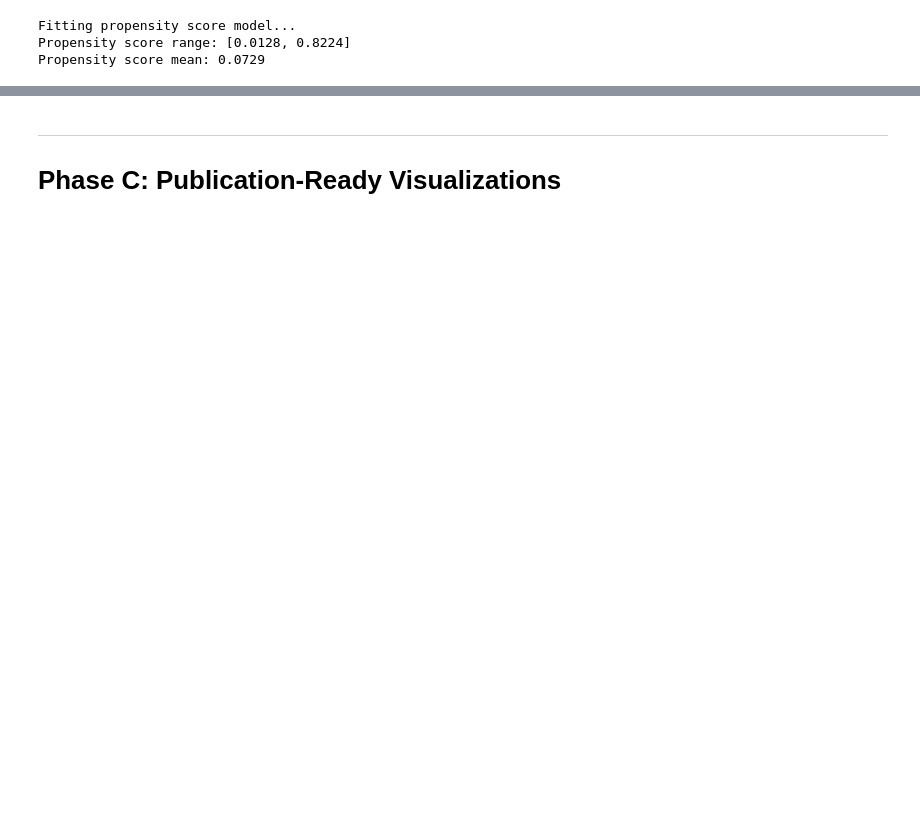
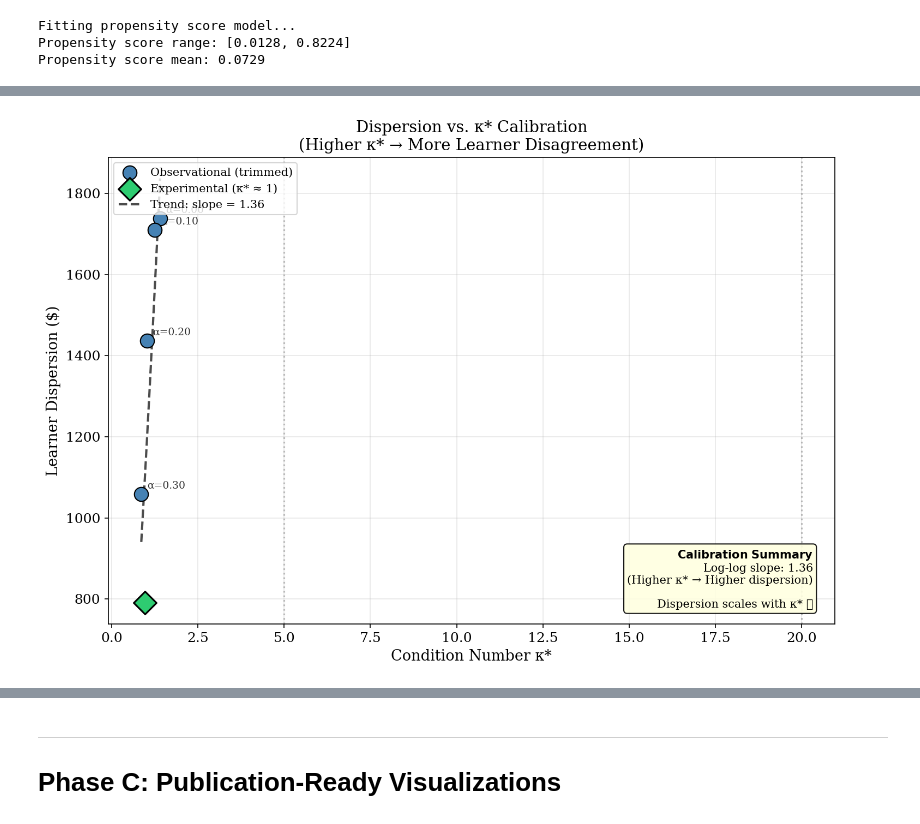
Before and after one commit to gsaco/dml-condition, a Jupyter notebook: notebooks/lalonde_application.ipynb, the cells around one changed output, grey strips where cells are left out. Drawn from its saved outputs; the diff is of its cells as text; code cells hidden in the pictures; blank space fills up the shorter version.

```diff
--- a/notebooks/lalonde_application.ipynb
+++ b/notebooks/lalonde_application.ipynb
@@ -387,0 +746,90 @@ TRIMMING SENSITIVITY ANALYSIS RESULTS
+# %%
+# =============================================================================
+# DISPERSION vs. κ* CALIBRATION PLOT
+# =============================================================================
+
+fig, ax = plt.subplots(figsize=(10, 7))
+
+# Plot trimming calibration points
+ax.scatter(
+    df_calibration['kappa_star'],
+    df_calibration['dispersion'],
+    s=150,
+    c='steelblue',
+    edgecolors='black',
+    linewidth=1,
+    label='Observational (trimmed)',
+    zorder=5,
+)
+
+# Add experimental point
+ax.scatter(
+    exp_kappa, exp_dispersion,
+    s=200,
+    c='#2ecc71',
+    edgecolors='black',
+    linewidth=1.5,
+    marker='D',
+    label=f'Experimental (κ* ≈ {exp_kappa:.0f})',
+    zorder=6,
+)
+
+# Annotate points with α values
+for idx, row in df_calibration.iterrows():
+    ax.annotate(
+        f"α={row['alpha']:.2f}",
+        xy=(row['kappa_star'], row['dispersion']),
+        xytext=(5, 5),
+        textcoords='offset points',
+        fontsize=9,
+        alpha=0.8,
+    )
+
+# Fit trend line through all points (including experimental)
+all_kappa = np.append(df_calibration['kappa_star'].values, exp_kappa)
+all_disp = np.append(df_calibration['dispersion'].values, exp_dispersion)
+
+slope_disp, intercept_disp, r_disp, p_val, _ = stats.linregress(np.log(all_kappa), np.log(all_disp + 1))
+x_trend = np.linspace(all_kappa.min(), all_kappa.max(), 100)
+y_trend = np.exp(intercept_disp) * x_trend ** slope_disp - 1
+
+ax.plot(x_trend, y_trend, 'k--', linewidth=2, alpha=0.7,
+        label=f'Trend: slope = {slope_disp:.2f}')
+
+# Regime boundaries
+ax.axvline(x=5, color='gray', linestyle=':', linewidth=1.5, alpha=0.5)
+ax.axvline(x=20, color='gray', linestyle=':', linewidth=1.5, alpha=0.5)
+
+# Labels
+ax.set_xlabel('Condition Number κ*', fontsize=13)
+ax.set_ylabel('Learner Dispersion ($)', fontsize=13)
+ax.set_title('Dispersion vs. κ* Calibration\n(Higher κ* → More Learner Disagreement)', fontsize=14)
+ax.legend(loc='upper left', fontsize=10)
+ax.grid(True, alpha=0.3)
+
+# Annotation box
+textstr = '\n'.join([
+    r'$\mathbf{Calibration\ Summary}$',
+    f'Log-log slope: {slope_disp:.2f}',
+    f'(Higher κ* → Higher dispersion)',
+    '',
+    'Dispersion scales with κ* ✓'
+])
+props = dict(boxstyle='round', facecolor='lightyellow', alpha=0.9, edgecolor='black')
+ax.text(0.97, 0.03, textstr, transform=ax.transAxes, fontsize=10,
+        verticalalignment='bottom', horizontalalignment='right', bbox=props)
+
+plt.tight_layout()
+plt.savefig(RESULTS_DIR / 'lalonde_dispersion_calibration.pdf', dpi=300, bbox_inches='tight')
+plt.savefig(RESULTS_DIR / 'lalonde_dispersion_calibration.png', dpi=300, bbox_inches='tight')
+print(f"\nSaved: {RESULTS_DIR / 'lalonde_dispersion_calibration.pdf'}")
+plt.show()
+
+# Summary
+print("\n" + "="*60)
+print("DISPERSION CALIBRATION SUMMARY")
+print("="*60)
+print(df_calibration.round(2).to_string())
+print(f"\n→ As κ* decreases (via trimming), learner dispersion decreases.")
+print(f"→ This confirms that κ* drives learner disagreement, not learner idiosyncratic noise.")
+# %% [output]
@@ -387,0 +837 @@ TRIMMING SENSITIVITY ANALYSIS RESULTS
+[figure, added]
```
Also changed, not shown: parts of 34 cells of this notebook, 55 other files.
